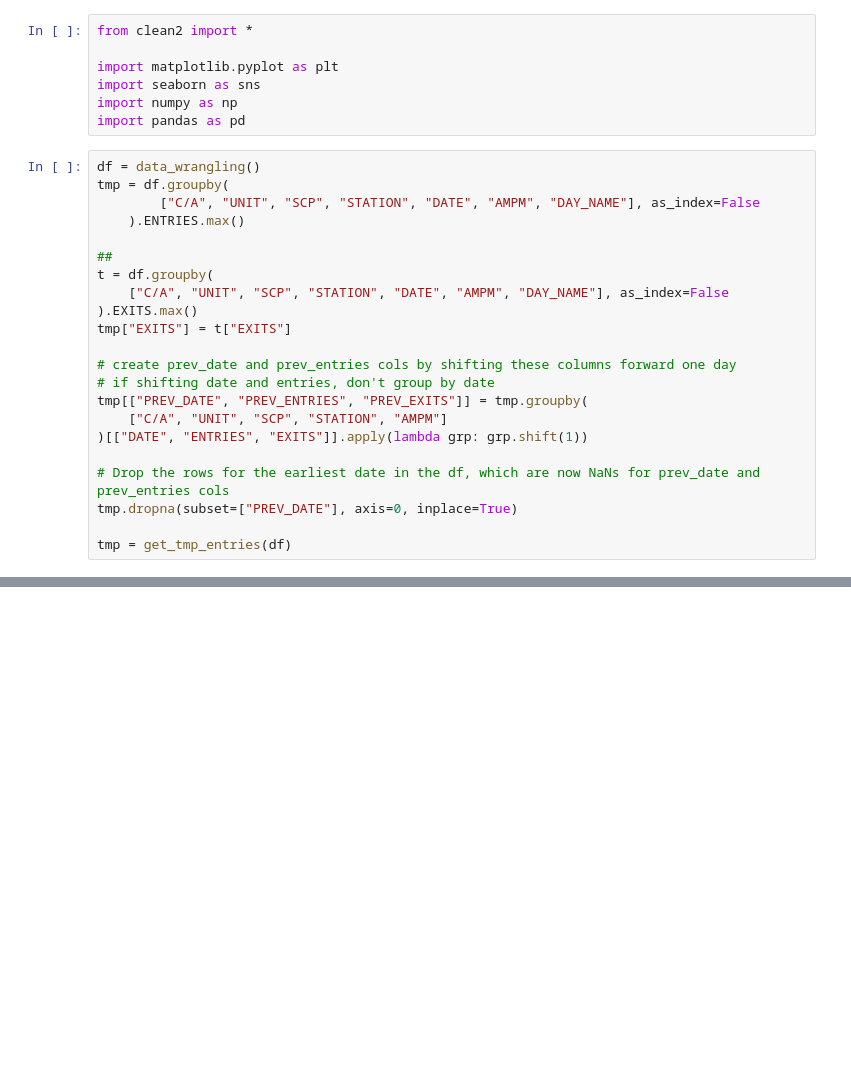
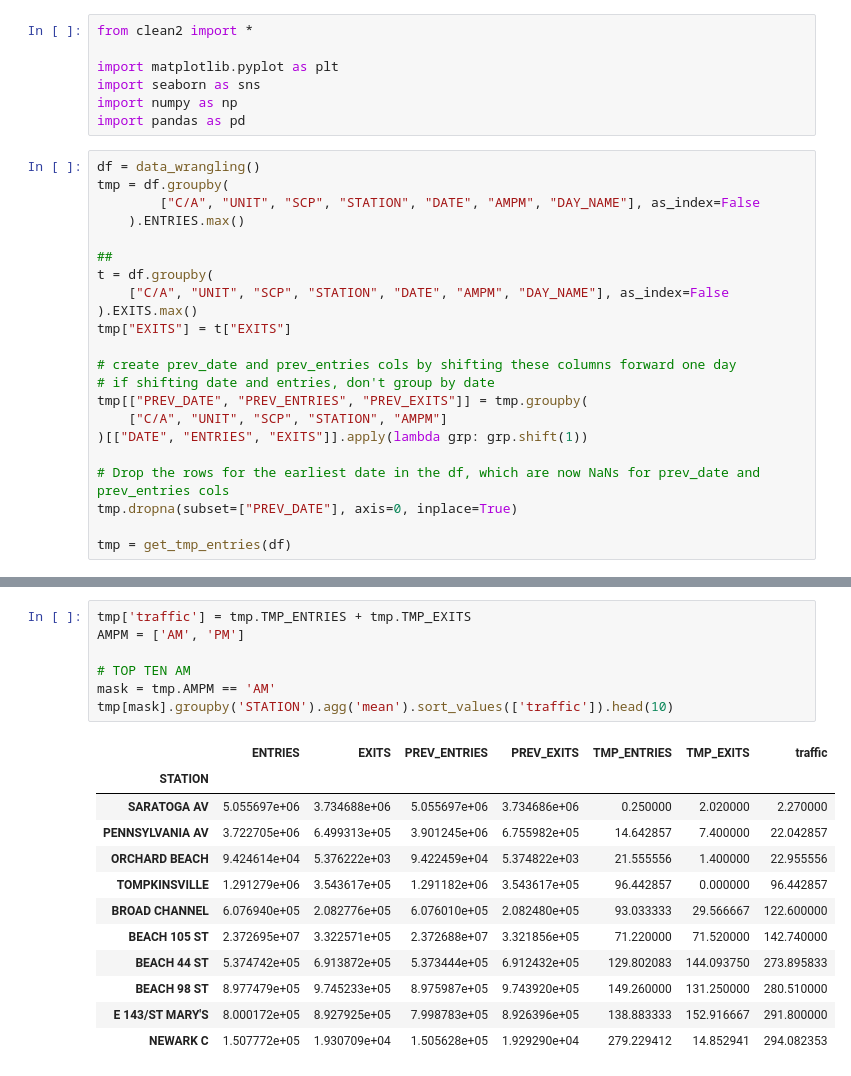
Before and after one commit to weizhao-BME/metis-project1, a Jupyter notebook: ew_figures.ipynb, the cells around one changed output, grey strips where cells are left out. Saved outputs shown, nothing was run; the diff lists cells and outputs as text; blank space fills up the shorter version.

```diff
--- a/ew_figures.ipynb
+++ b/ew_figures.ipynb
@@ -75,0 +60,20 @@ by_day
+# %%
+tmp['traffic'] = tmp.TMP_ENTRIES + tmp.TMP_EXITS
+AMPM = ['AM', 'PM']
+
+# TOP TEN AM
+mask = tmp.AMPM == 'AM'
+tmp[mask].groupby('STATION').agg('mean').sort_values(['traffic']).head(10)
+# %% [output]
+|  | ENTRIES | EXITS | PREV_ENTRIES | PREV_EXITS | TMP_ENTRIES | TMP_EXITS | traffic |
+| STATION |  |  |  |  |  |  |  |
+| SARATOGA AV | 5.055697e+06 | 3.734688e+06 | 5.055697e+06 | 3.734686e+06 | 0.250000 | 2.020000 | 2.270000 |
+| PENNSYLVANIA AV | 3.722705e+06 | 6.499313e+05 | 3.901245e+06 | 6.755982e+05 | 14.642857 | 7.400000 | 22.042857 |
+| ORCHARD BEACH | 9.424614e+04 | 5.376222e+03 | 9.422459e+04 | 5.374822e+03 | 21.555556 | 1.400000 | 22.955556 |
+| TOMPKINSVILLE | 1.291279e+06 | 3.543617e+05 | 1.291182e+06 | 3.543617e+05 | 96.442857 | 0.000000 | 96.442857 |
+| BROAD CHANNEL | 6.076940e+05 | 2.082776e+05 | 6.076010e+05 | 2.082480e+05 | 93.033333 | 29.566667 | 122.600000 |
+| BEACH 105 ST | 2.372695e+07 | 3.322571e+05 | 2.372688e+07 | 3.321856e+05 | 71.220000 | 71.520000 | 142.740000 |
+| BEACH 44 ST | 5.374742e+05 | 6.913872e+05 | 5.373444e+05 | 6.912432e+05 | 129.802083 | 144.093750 | 273.895833 |
+| BEACH 98 ST | 8.977479e+05 | 9.745233e+05 | 8.975987e+05 | 9.743920e+05 | 149.260000 | 131.250000 | 280.510000 |
+| E 143/ST MARY'S | 8.000172e+05 | 8.927925e+05 | 7.998783e+05 | 8.926396e+05 | 138.883333 | 152.916667 | 291.800000 |
+| NEWARK C | 1.507772e+05 | 1.930709e+04 | 1.505628e+05 | 1.929290e+04 | 279.229412 | 14.852941 | 294.082353 |
```
Also changed, not shown: parts of 6 cells of this notebook.
